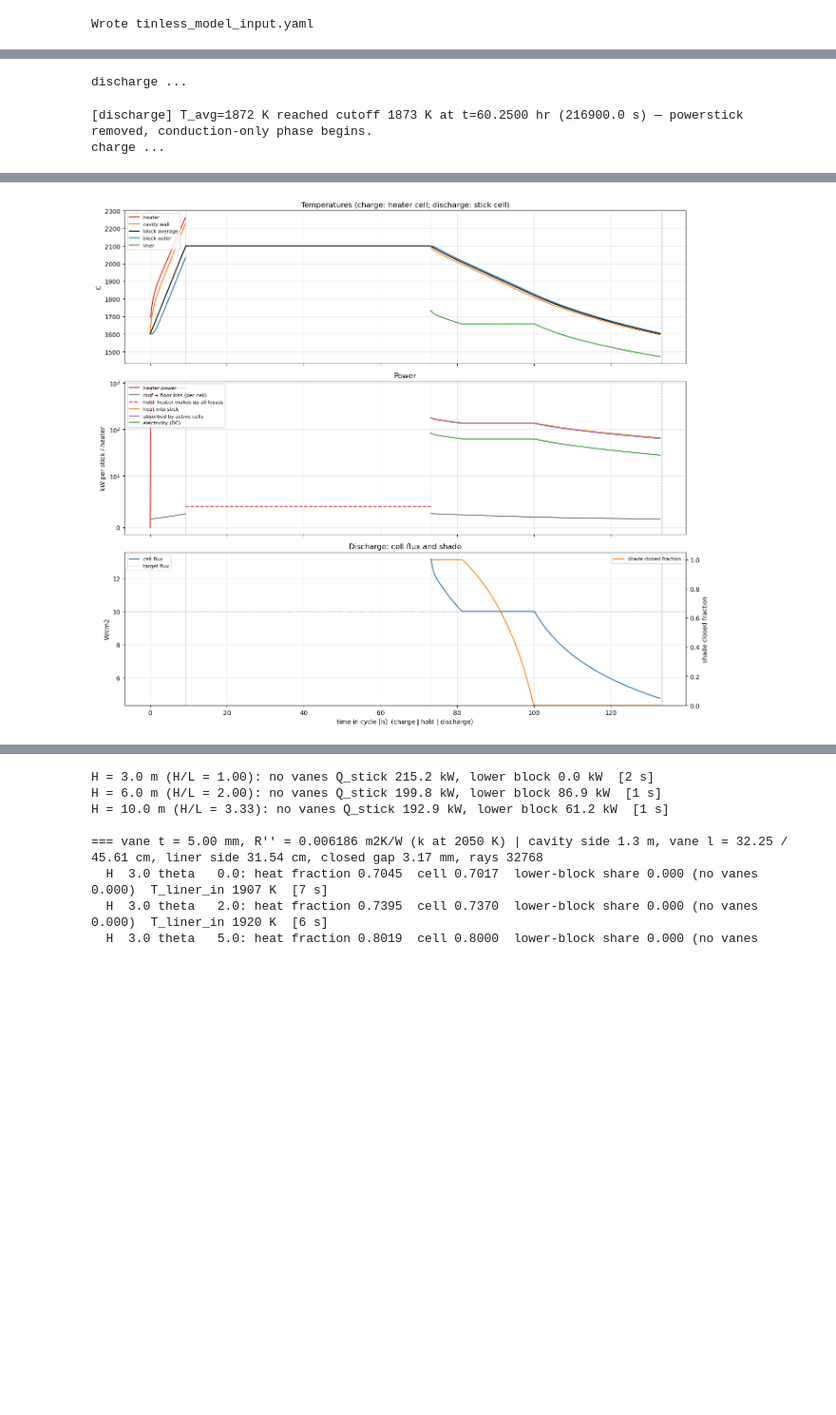
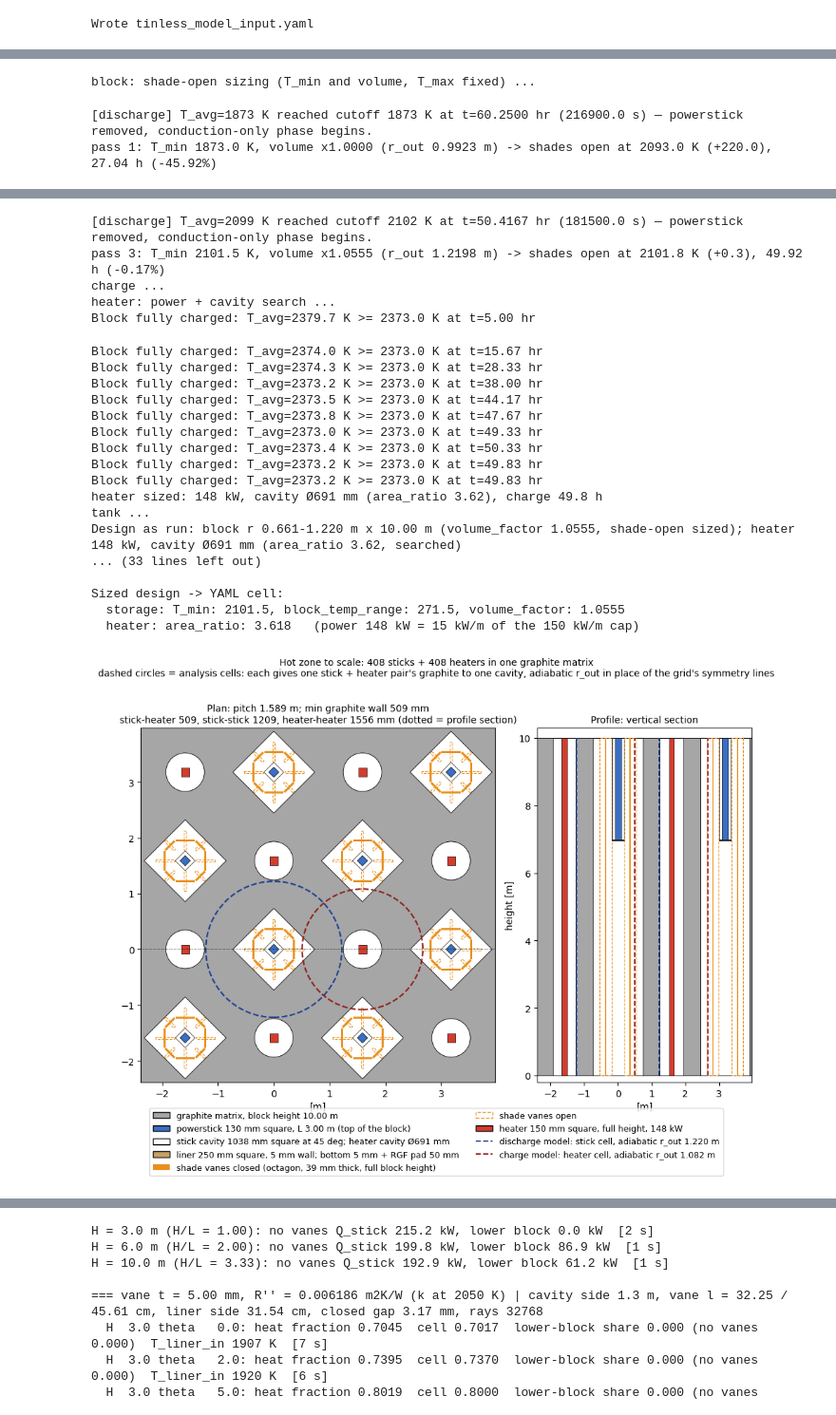
Before and after one commit to nate-colgan/python-models, a Jupyter notebook: tinless system model.ipynb, the cells around one changed output, grey strips where cells are left out. Shown at 95% size. Cells and saved outputs as stored; diff of their text form; code cells hidden in the pictures; blank space fills up the shorter version.

```diff
--- a/tinless system model.ipynb
+++ b/tinless system model.ipynb
@@ -697,9 +698,15 @@ pass  T_min[K]  swing[K]  vol_factor  r_out[m]  t_open[h]  T_open[K]  opening
 # %%
 # -- Full cycle: charge -> hold -> discharge, round-trip efficiency and loss breakdown --
-# The YAML design as it stands (no block resizing, heater.area_ratio as given). Charge: heater
-# cell from T_min until the block average reaches T_max. Hold: heaters keep the block at
-# T_max for 8760 / cycles_per_year - charge - discharge. Discharge: the same run as the main
-# cell above. Plant: tank sized as the optimizer does, inverters, floor-cooling fans (all
+# The YAML design, optionally sized first:
+#   RESIZE_BLOCK        shade-open sizing (as the resize cell): T_min = block average at which
+#                       the shades are fully open, block volume so that is at duration_hr
+#                       (T_max fixed) -> sets the temperature swing and block size
+#   SIZE_HEATER_CAVITY  the optimizer's heater search: smallest heater power with the cavity at
+#                       its minimum gap that charges in CHARGE_HR; the cavity grows only if the
+#                       max_power_per_m x block height cap is not enough
+# Otherwise the YAML block and heater.area_ratio as given, heater power cut to the smallest that
+# charges in CHARGE_HR. Hold: heaters keep the block at T_max for CYCLE_HR - charge - discharge.
+# Discharge: the same run as the main cell above. Plots and the diagram use the sized design. Plant: tank sized as the optimizer does, inverters, floor-cooling fans (all
 # cycle) and heat-rejection fans. Efficiencies / cycles / fan factor: thermal.optimize.OPT_DEFAULTS.
 # Self-contained (loads tinless_model_input.yaml). Model: thermal/cycle.py.
 import time as _time
@@ -710,17 +717,35 @@ import importlib as _il
 import thermal.sizing as _sz, thermal.optimize as _op, thermal.cycle as _cyc
 for _mod in (_sz, _op, _cyc):           # pick up edits to the modules
     _il.reload(_mod)
-from thermal.cycle import run_cycle, J_MWh
+from thermal.cycle import run_cycle, plot_layout, J_MWh
 from thermal.sizing import cell_flux
 
+RESIZE_BLOCK       = True   # shade-open sizing of T_min (swing) and block volume before the cycle
+SIZE_HEATER_CAVITY = True   # heater power + cavity search for CHARGE_HR
+CYCLE_HR  = 168.0         # h: one-week cycle (charge + hold + discharge)
+CHARGE_HR = 50.0          # h: target charge time (None = heater at its max power)
 CYCLE_OPT = {}            # e.g. {'economics': {'cycles_per_year': 65.7, 'eta_in': 0.98, 'eta_out': 0.98}}
 CYCLE_DEGRADATION = None  # e.g. {'cell': 0.05, 'bare': 0.005} for part-worn cells; None = clean
 
 with open('tinless_model_input.yaml') as _f:
     _cfg_cy = _yaml.safe_load(_f)
 _t0 = _time.perf_counter()
-cy = run_cycle(_cfg_cy, opt=CYCLE_OPT, degradation=CYCLE_DEGRADATION)
+cy = run_cycle(_cfg_cy, opt=CYCLE_OPT, degradation=CYCLE_DEGRADATION, cycle_hr=CYCLE_HR, charge_hr=CHARGE_HR,
+               resize_block=RESIZE_BLOCK, size_heater_cavity=SIZE_HEATER_CAVITY)
 print(f"\n({(_time.perf_counter() - _t0) / 60:.1f} min)")
+if RESIZE_BLOCK or SIZE_HEATER_CAVITY:
+    _s, _h = cy.cfg['storage'], cy.cfg['heater']
+    print('\nSized design -> YAML cell:')
+    if RESIZE_BLOCK:
+        print(f"  storage: T_min: {_s['T_min']:.1f}, block_temp_range: {_s['block_temp_range']:.1f}, "
+              f"volume_factor: {_s['volume_factor']:.4f}")
+    if SIZE_HEATER_CAVITY:
+        print(f"  heater: area_ratio: {_h['area_ratio']:.3f}   (power {cy.hm.heater.max_power/1e3:,.0f} kW = "
+              f"{cy.hm.heater.max_power/cy.m.H_block/1e3:,.0f} kW/m of the {_h['max_power_per_m']/1e3:,.0f} kW/m cap)")
+
+# ---- layout: one stick cell + one heater cell to scale, plan and profile ----------
+plot_layout(cy)
+plt.show()
 
 # ---- time series, one stick + one heater cell (plant = x N) -------------------------
 _rc, _rd, _m = cy.r_chg, cy.r_dis, cy.m
@@ -744,7 +769,7 @@ a.plot(_td, _C(_rd['T_avg'])[_on], c='k')
 a.plot(_td, _C(_rd['T_outer'])[_on], c='C0')
 if _m.liner_bool:
     a.plot(_td, _C(_rd['T_liner'])[_on], c='C2', label='liner')
-a.set_ylabel('C'); a.set_title('Temperatures (charge: heater cell; discharge: stick cell)')
+a.set_ylabel('°C'); a.set_title('Temperatures (charge: heater cell; discharge: stick cell)')
 
 a = ax[1]
 a.plot(_tc[_kc], np.asarray(_rc['Q_heater'])[_kc] / 1e3, c='C3', label='heater power')
@@ -790,6 +815,6 @@ ax[1].pie([max(v, 0) for _, v in _g], labels=[f"{g}\n{v/cy.AC_in*100:.1f}%" for
 ax[1].set_title(f"AC in {cy.AC_in*J_MWh:,.0f} MWh / cycle")
 plt.tight_layout(); plt.show()
 # %% [output]
-discharge ...
+block: shade-open sizing (T_min and volume, T_max fixed) ...
-[discharge] T_avg=1872 K reached cutoff 1873 K at t=60.2500 hr (216900.0 s) — powerstick removed, conduction-only phase begins.
-charge ...
+[discharge] T_avg=1873 K reached cutoff 1873 K at t=60.2500 hr (216900.0 s) — powerstick removed, conduction-only phase begins.
+pass 1: T_min 1873.0 K, volume x1.0000 (r_out 0.9923 m) -> shades open at 2093.0 K (+220.0), 27.04 h (-45.92%)
@@ -813 +823,23 @@ insulation: hold        side                                         41.4
+[discharge] T_avg=2099 K reached cutoff 2102 K at t=50.4167 hr (181500.0 s) — powerstick removed, conduction-only phase begins.
+pass 3: T_min 2101.5 K, volume x1.0555 (r_out 1.2198 m) -> shades open at 2101.8 K (+0.3), 49.92 h (-0.17%)
+charge ...
+heater: power + cavity search ...
+Block fully charged: T_avg=2379.7 K >= 2373.0 K at t=5.00 hr
+Block fully charged: T_avg=2374.0 K >= 2373.0 K at t=15.67 hr
+Block fully charged: T_avg=2374.3 K >= 2373.0 K at t=28.33 hr
+Block fully charged: T_avg=2373.2 K >= 2373.0 K at t=38.00 hr
+Block fully charged: T_avg=2373.5 K >= 2373.0 K at t=44.17 hr
+Block fully charged: T_avg=2373.8 K >= 2373.0 K at t=47.67 hr
+Block fully charged: T_avg=2373.0 K >= 2373.0 K at t=49.33 hr
+Block fully charged: T_avg=2373.4 K >= 2373.0 K at t=50.33 hr
+Block fully charged: T_avg=2373.2 K >= 2373.0 K at t=49.83 hr
+Block fully charged: T_avg=2373.2 K >= 2373.0 K at t=49.83 hr
+heater sized: 148 kW, cavity Ø691 mm (area_ratio 3.62), charge 49.8 h
+tank ...
+Design as run: block r 0.661-1.220 m x 10.00 m (volume_factor 1.0555, shade-open sized); heater 148 kW, cavity Ø691 mm (area_ratio 3.62, searched)
+... (33 lines left out)
+
+Sized design -> YAML cell:
+  storage: T_min: 2101.5, block_temp_range: 271.5, volume_factor: 1.0555
+  heater: area_ratio: 3.618   (power 148 kW = 15 kW/m of the 150 kW/m cap)
-[figure, old version]
+[figure, new version]
```
Also changed, not shown: parts of 10 cells of this notebook, 7 other files.
